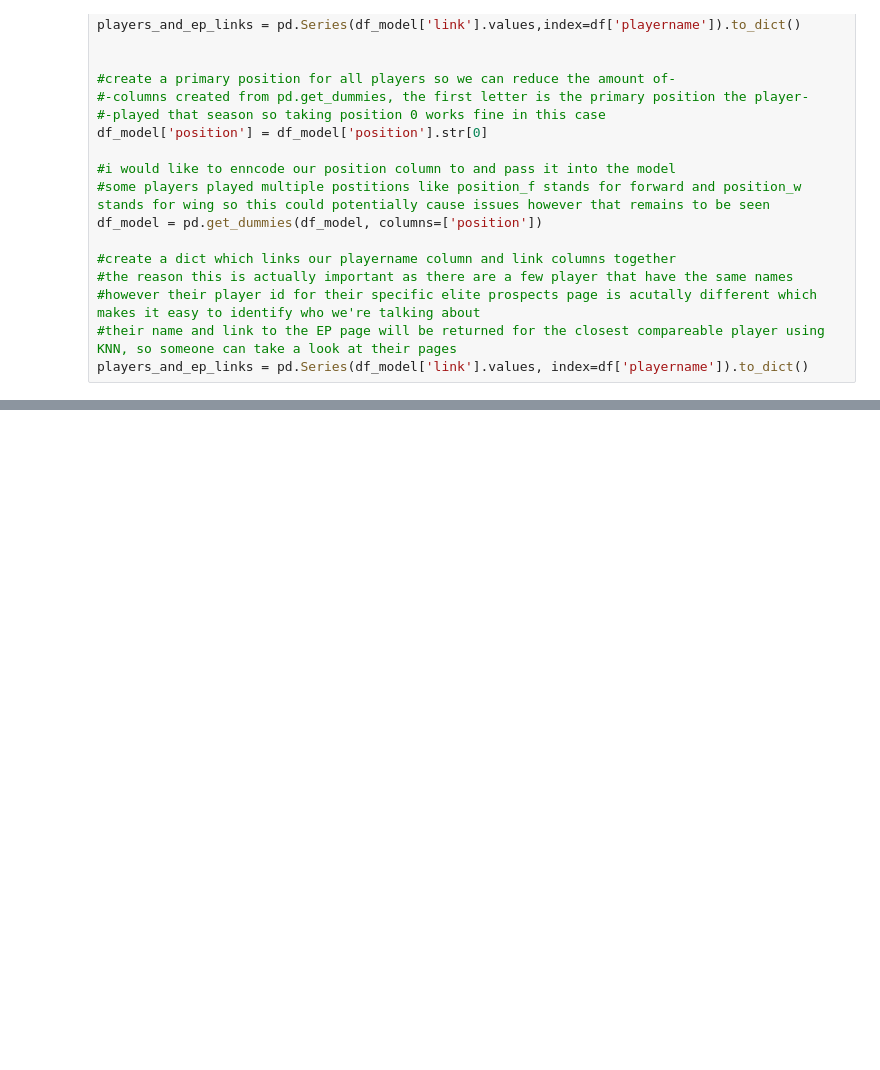
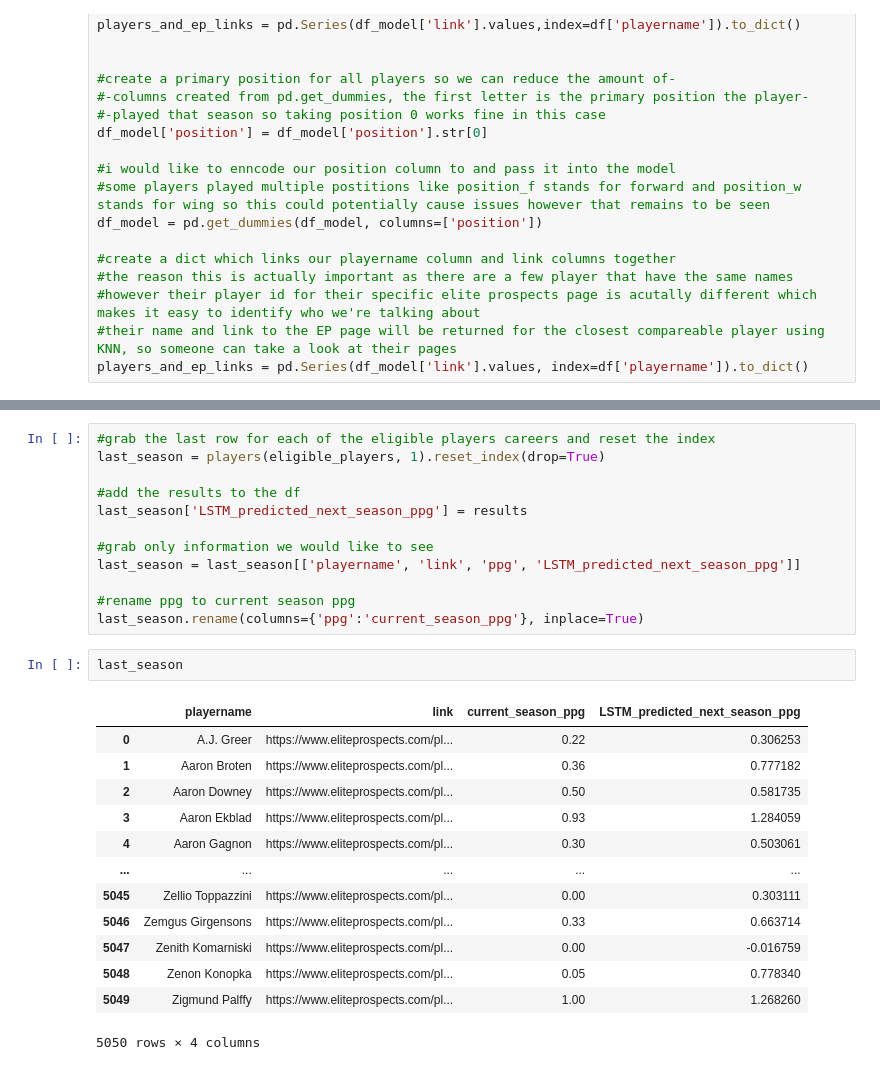
Before and after one commit to TylerDavidchuk97/hockey_final_project, a Jupyter notebook: final_project.ipynb, the cells around one changed output, grey strips where cells are left out. Drawn from its saved outputs; the diff is of its cells as text; blank space fills up the shorter version.

```diff
--- a/final_project.ipynb
+++ b/final_project.ipynb
@@ -240,0 +275,28 @@ plt.show()
+# %%
+#grab the last row for each of the eligible players careers and reset the index
+last_season = players(eligible_players, 1).reset_index(drop=True)
+
+#add the results to the df
+last_season['LSTM_predicted_next_season_ppg'] = results
+
+#grab only information we would like to see
+last_season = last_season[['playername', 'link', 'ppg', 'LSTM_predicted_next_season_ppg']]
+
+#rename ppg to current season ppg
+last_season.rename(columns={'ppg':'current_season_ppg'}, inplace=True)
+# %%
+last_season
+# %% [output]
+|  | playername | link | current_season_ppg | LSTM_predicted_next_season_ppg |
+| 0 | A.J. Greer | https://www.eliteprospects.com/pl... | 0.22 | 0.306253 |
+| 1 | Aaron Broten | https://www.eliteprospects.com/pl... | 0.36 | 0.777182 |
+| 2 | Aaron Downey | https://www.eliteprospects.com/pl... | 0.50 | 0.581735 |
+| 3 | Aaron Ekblad | https://www.eliteprospects.com/pl... | 0.93 | 1.284059 |
+| 4 | Aaron Gagnon | https://www.eliteprospects.com/pl... | 0.30 | 0.503061 |
+| ... | ... | ... | ... | ... |
+| 5045 | Zellio Toppazzini | https://www.eliteprospects.com/pl... | 0.00 | 0.303111 |
+| 5046 | Zemgus Girgensons | https://www.eliteprospects.com/pl... | 0.33 | 0.663714 |
+| 5047 | Zenith Komarniski | https://www.eliteprospects.com/pl... | 0.00 | -0.016759 |
+| 5048 | Zenon Konopka | https://www.eliteprospects.com/pl... | 0.05 | 0.778340 |
+| 5049 | Zigmund Palffy | https://www.eliteprospects.com/pl... | 1.00 | 1.268260 |
+5050 rows × 4 columns
```
Also changed, not shown: parts of 5 cells of this notebook.
